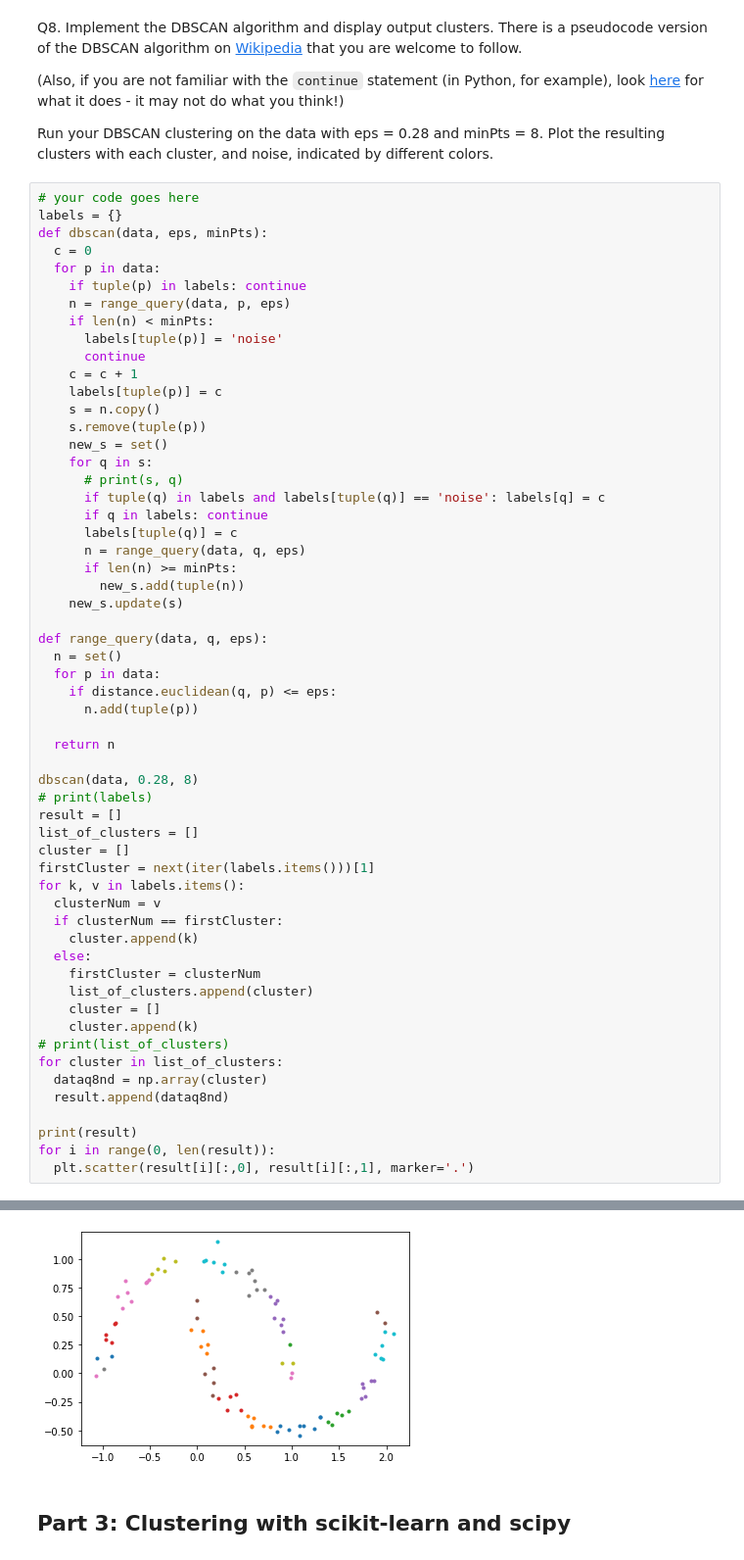
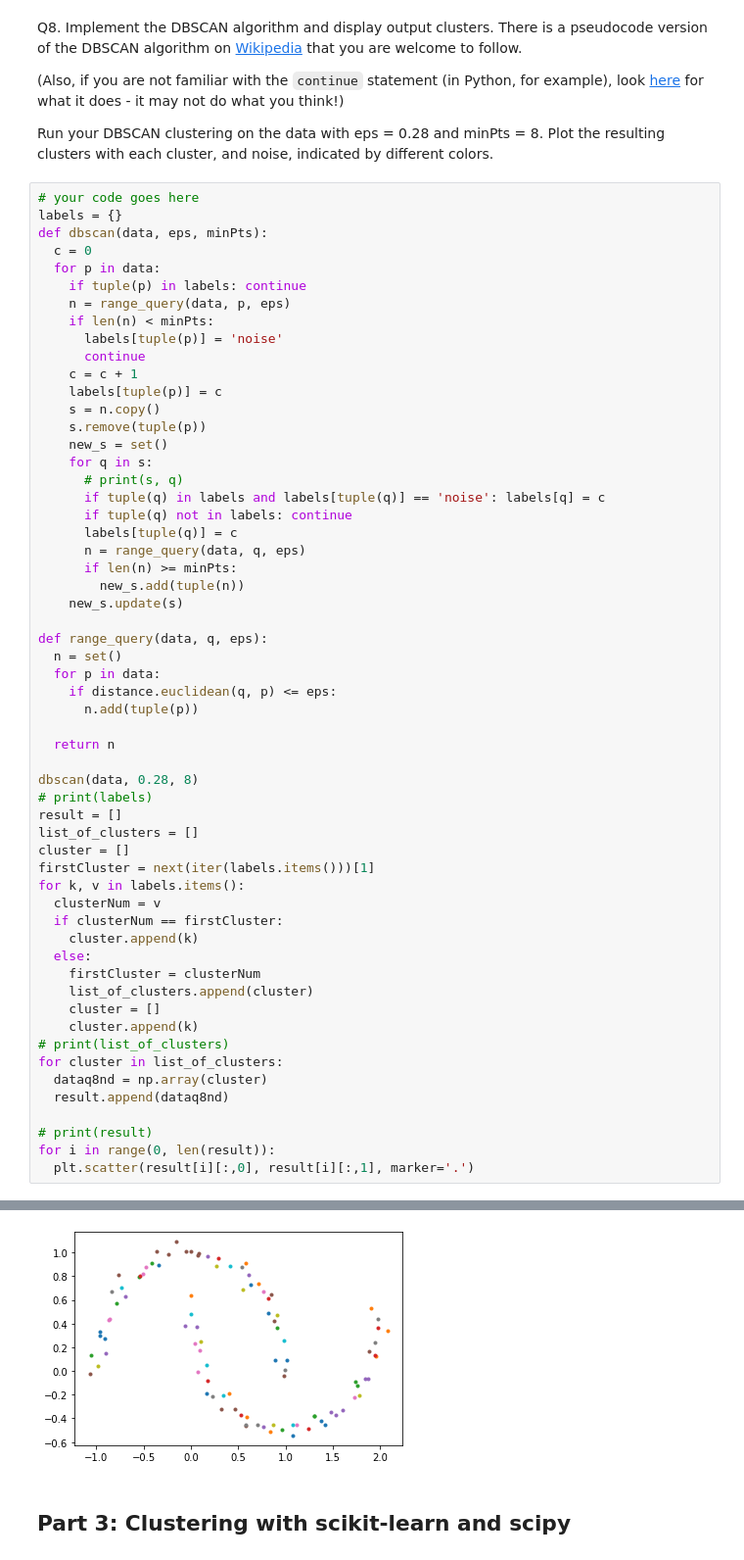
Before and after one commit to Tushar1729-k/clustering, a Jupyter notebook: HW4_Clustering.ipynb, the cells around one changed output, grey strips where cells are left out. Shown at 98% size. Drawn from its saved outputs; the diff is of its cells as text.

```diff
--- a/HW4_Clustering.ipynb
+++ b/HW4_Clustering.ipynb
@@ -250,7 +252,7 @@ def dbscan(data, eps, minPts):
     for q in s:
       # print(s, q)
       if tuple(q) in labels and labels[tuple(q)] == 'noise': labels[q] = c
-      if q in labels: continue
+      if tuple(q) not in labels: continue
       labels[tuple(q)] = c
       n = range_query(data, q, eps)
       if len(n) >= minPts:
@@ -285,7 +287,7 @@ for cluster in list_of_clusters:
   dataq8nd = np.array(cluster)
   result.append(dataq8nd)
 
-print(result)
+# print(result)
 for i in range(0, len(result)):
   plt.scatter(result[i][:,0], result[i][:,1], marker='.')
 # %% [output]
@@ -309,4 +294,4 @@ for i in range(0, len(result)):
-[figure, old version]
+[figure, new version]
 # %% [markdown]
 ## Part 3: Clustering with scikit-learn and scipy
 # %% [markdown]
```
Also changed, not shown: parts of 10 cells of this notebook.
